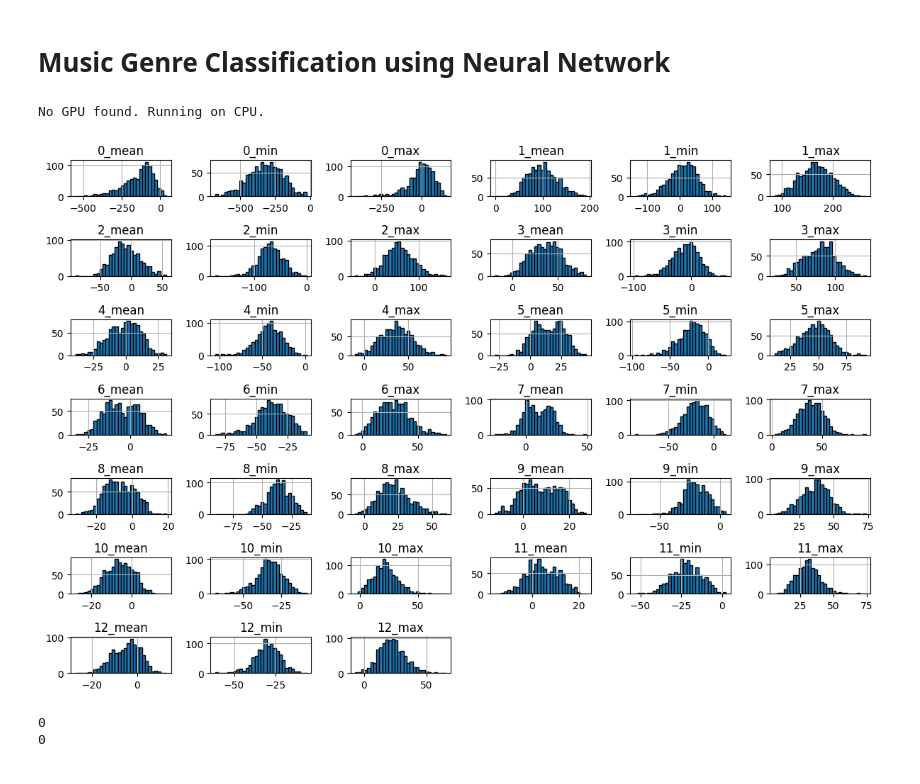
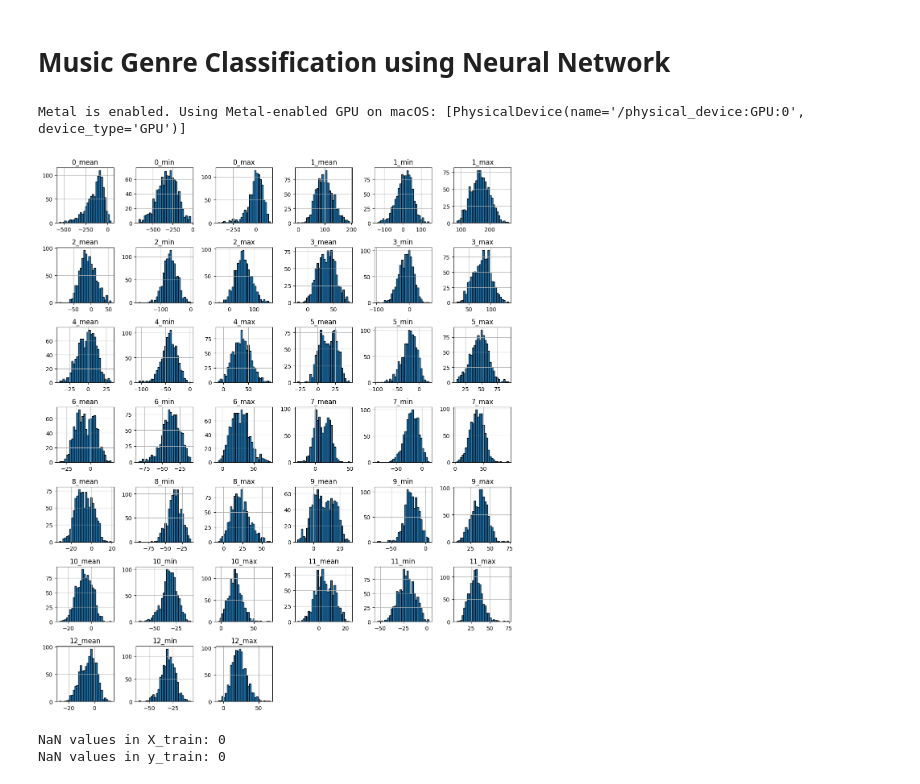
Before and after one commit to konradflis/Music-Classification, a Jupyter notebook: mfcc_nn2.ipynb, the cells around one changed output. Cells and saved outputs as stored; diff of their text form; code cells hidden in the pictures.

```diff
--- a/mfcc_nn2.ipynb
+++ b/mfcc_nn2.ipynb
@@ -24,17 +25,20 @@ if physical_devices:
         for device in physical_devices:
             tf.config.experimental.set_memory_growth(device, True)
         if tf.test.is_built_with_cuda():
-            print(f"CUDA is enabled. Using GPU(s) with CUDA: {physical_devices}")
+            print(
+                f"CUDA is enabled. Using GPU(s) with CUDA: {physical_devices}")
         elif platform.system() == 'Darwin':
-            print(f"Metal is enabled. Using Metal-enabled GPU on macOS: {physical_devices}")
+            print(
+                f"Metal is enabled. Using Metal-enabled GPU on macOS: {physical_devices}")
         else:
-            print(f"GPU detected but neither CUDA nor Metal is enabled: {physical_devices}")
+            print(
+                f"GPU detected but neither CUDA nor Metal is enabled: {physical_devices}")
     except RuntimeError as e:
         print(f"Error enabling GPU acceleration: {e}")
 else:
     print("No GPU found. Running on CPU.")
 # %% [output]
-No GPU found. Running on CPU.
+Metal is enabled. Using Metal-enabled GPU on macOS: [PhysicalDevice(name='/physical_device:GPU:0', device_type='GPU')]
 # %%
 # Load MFCC data
 mfcc_df = utils.load_mfcc_data()
@@ -52,11 +56,11 @@ mfcc_df.columns = ['_'.join(map(str, col)) for col in mfcc_df.columns]
 scaler = StandardScaler()
 X = scaler.fit_transform(mfcc_df)
 # %%
-mfcc_df.hist(bins=30, figsize=(12, 8), edgecolor='black')
+mfcc_df.hist(bins=30, figsize=(12, 14), edgecolor='black')
 plt.tight_layout()
 plt.show()
 # %% [output]
-[figure, old version]
+[figure, new version]
 # %%
 y = to_categorical(y, num_classes=10)
 # %%
@@ -74,11 +78,14 @@ X_train, X_val, y_train, y_val = train_test_split(
     random_state=42
 )
 # %%
-print(np.isnan(X_train).sum())  # Liczba NaN w X_train
-print(np.isnan(y_train).sum())  # Liczba NaN w y_train
+x_train_nan = np.isnan(X_train).sum()  # Liczba NaN w X_train
+y_train_nan = np.isnan(y_train).sum()  # Liczba NaN w y_train
+
+print(f"NaN values in X_train: {x_train_nan}")
+print(f"NaN values in y_train: {y_train_nan}")
 # %% [output]
-0
-0
+NaN values in X_train: 0
+NaN values in y_train: 0
 # %%
 def build_and_train_model(X_train, y_train, X_val, y_val,
                           hidden_layers=[64, 32],
```
Also changed, not shown: parts of 6 cells of this notebook, 4 other files.
